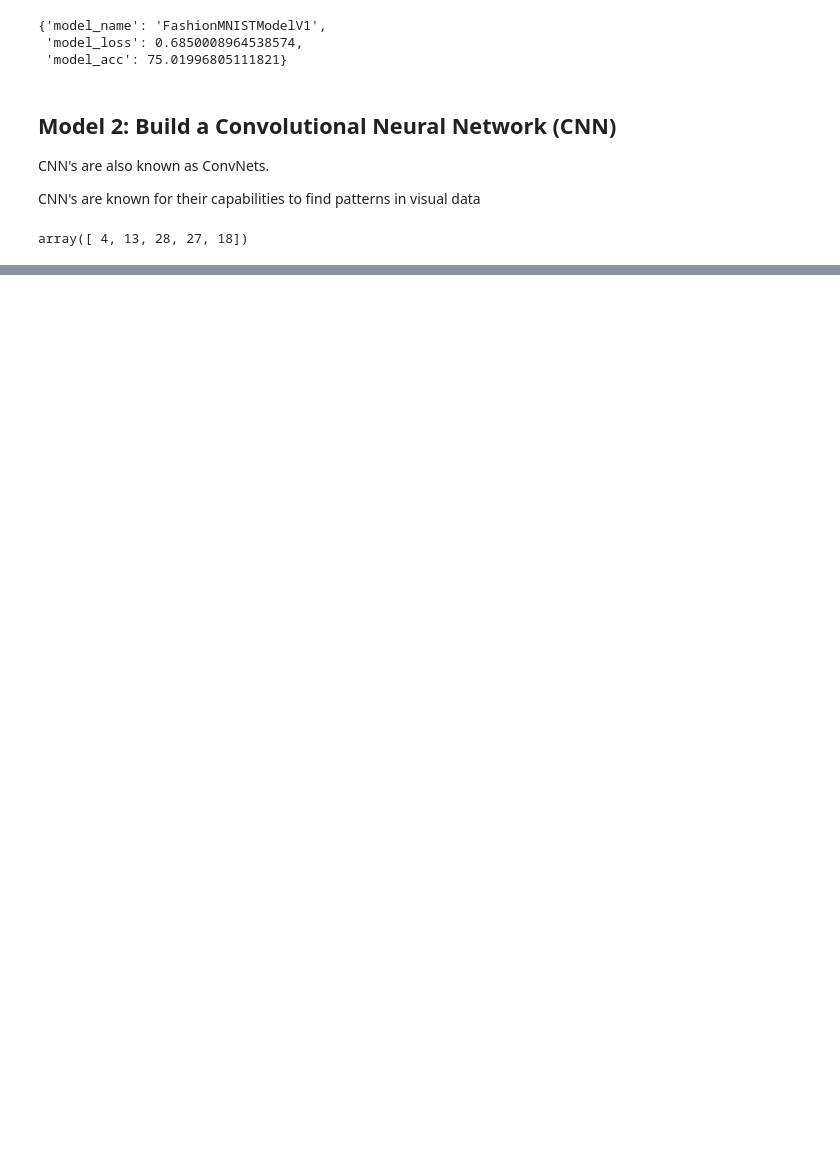
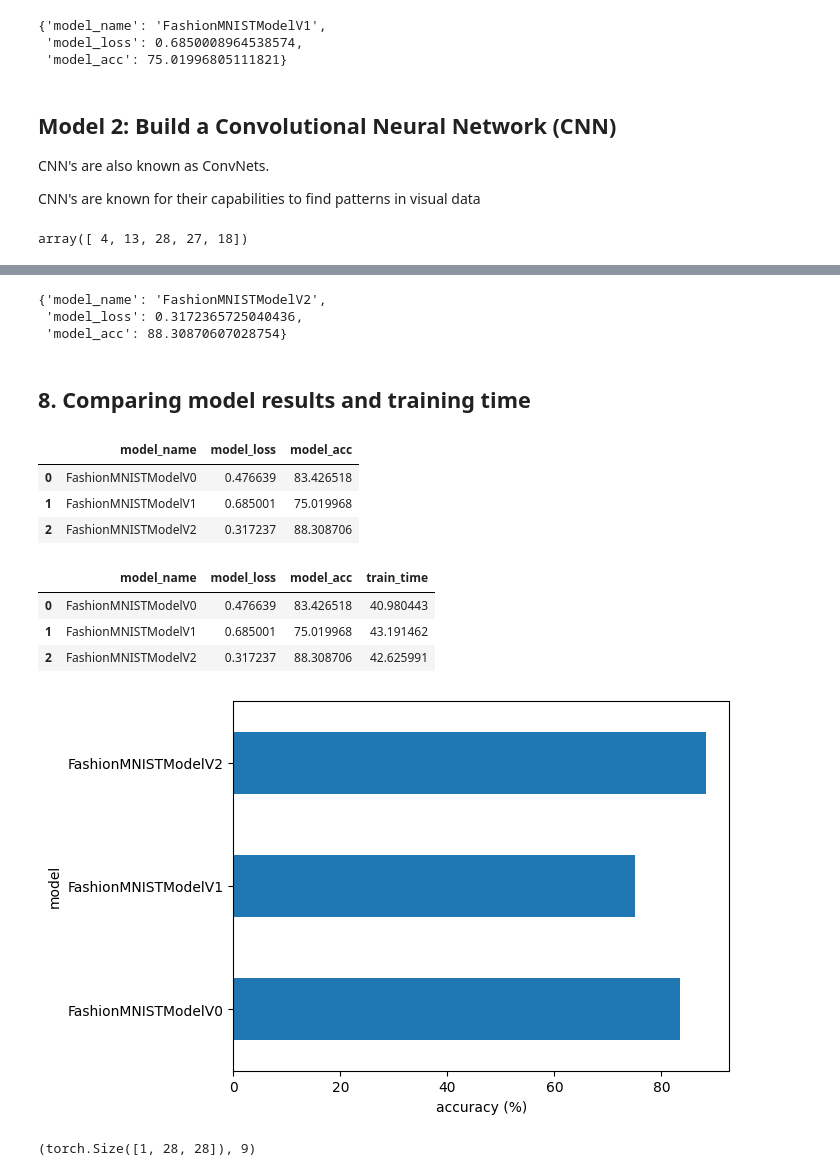
Before and after one commit to maronem/PyTorch, a Jupyter notebook: 03_pytorch_computer_vision.ipynb, the cells around one changed output, grey strips where cells are left out. Saved outputs shown, nothing was run; the diff lists cells and outputs as text; code cells hidden in the pictures; blank space fills up the shorter version.

```diff
--- a/03_pytorch_computer_vision.ipynb
+++ b/03_pytorch_computer_vision.ipynb
@@ -907,0 +1003,3 @@ FashionMNISTModelV2(
+# %%
+device = "cuda" if torch.cuda.is_available() else "cpu"
+device
@@ -907,0 +1073,49 @@ FashionMNISTModelV2(
+# %%
+# Get model_2 results
+model_2_results = eval_model(
+    model=model_2,
+    data_loader=test_dataloader,
+    loss_fn=loss_fn,
+    accuracy_fn=accuracy_fn,
+    device=device
+)
+
+model_2_results
+# %% [output]
+{'model_name': 'FashionMNISTModelV2',
+ 'model_loss': 0.3172365725040436,
+ 'model_acc': 88.30870607028754}
+# %% [markdown]
+## 8. Comparing model results and training time
+# %%
+import pandas as pd
+compare_results = pd.DataFrame([model_0_results,
+                                model_1_results,
+                                model_2_results])
+compare_results
+# %% [output]
+|  | model_name | model_loss | model_acc |
+| 0 | FashionMNISTModelV0 | 0.476639 | 83.426518 |
+| 1 | FashionMNISTModelV1 | 0.685001 | 75.019968 |
+| 2 | FashionMNISTModelV2 | 0.317237 | 88.308706 |
+# %%
+# Add training time to results comparison
+
+compare_results["train_time"] = [total_train_time_model_0,
+                                 total_train_time_model_1,
+                                 total_train_time_model_2]
+# %%
+compare_results
+# %% [output]
+|  | model_name | model_loss | model_acc | train_time |
+| 0 | FashionMNISTModelV0 | 0.476639 | 83.426518 | 40.980443 |
+| 1 | FashionMNISTModelV1 | 0.685001 | 75.019968 | 43.191462 |
+| 2 | FashionMNISTModelV2 | 0.317237 | 88.308706 | 42.625991 |
+# %%
+# Visualize our model results
+compare_results.set_index("model_name")["model_acc"].plot(kind="barh")
+plt.xlabel("accuracy (%)")
+plt.ylabel("model")
+plt.show();
+# %% [output]
+[figure, added]
@@ -907,0 +1147,5 @@ FashionMNISTModelV2(
+# %%
+img, label = test_data[0][:10]
+img.shape, label
+# %% [output]
+(torch.Size([1, 28, 28]), 9)
```
Also changed, not shown: parts of 41 cells of this notebook.
